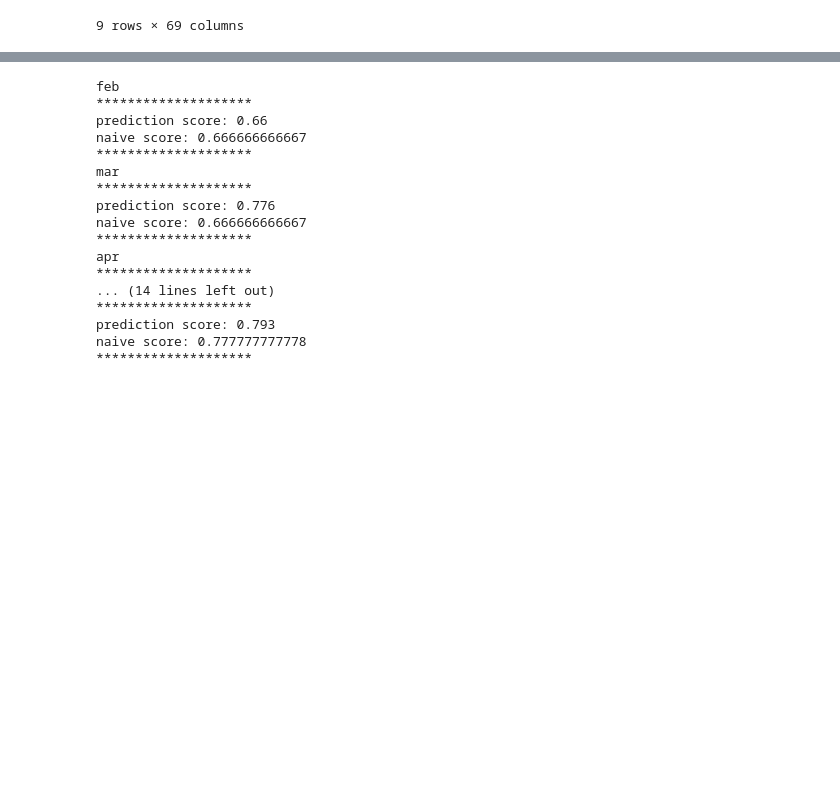
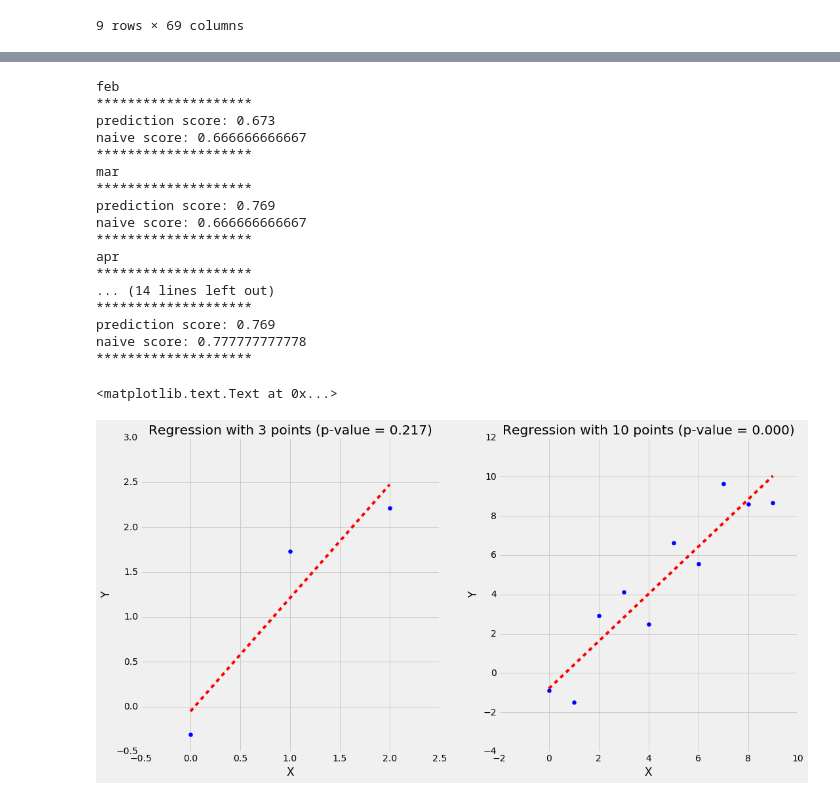
Before and after one commit to docmarionum1/Groundhog-Day, a Jupyter notebook: Groundhog Day.ipynb, the cells around one changed output, grey strips where cells are left out. Drawn from its saved outputs; the diff is of its cells as text; code cells hidden in the pictures; blank space fills up the shorter version.

```diff
--- a/Groundhog Day.ipynb
+++ b/Groundhog Day.ipynb
@@ -210,9 +252,9 @@ for m in ['feb', 'mar', 'apr', 'febmar', 'marapr', 'febmarapr']:
     for i in range(1000):
         train_x, test_x, train_y, test_y = train_test_split(all_hogs[names], all_hogs['%s_class' % m], test_size=0.1)
 
-        rf = SVC(kernel='poly', degree=3)
-        rf.fit(train_x, train_y)
-        results.append(rf.score(test_x, test_y))
+        mod = SVC(kernel='poly', degree=3)
+        mod.fit(train_x, train_y)
+        results.append(mod.score(test_x, test_y))
 
     print(m)
     print('*'*20)
@@ -222,18 +264,52 @@ for m in ['feb', 'mar', 'apr', 'febmar', 'marapr', 'febmarapr']:
 # %% [output]
 feb
 ********************
-prediction score: 0.66
+prediction score: 0.673
 naive score: 0.666666666667
 ********************
 mar
 ********************
-prediction score: 0.776
+prediction score: 0.769
 naive score: 0.666666666667
 ********************
 apr
 ********************
 ... (14 lines left out)
 ********************
-prediction score: 0.793
+prediction score: 0.769
 naive score: 0.777777777778
 ********************
+# %%
+np.random.seed(6)
+figure, ((ax0, ax1)) = plt.subplots(figsize=(16,8), nrows=1, ncols=2)
+
+size = 3
+x = np.arange(size)
+noise = np.random.randn(size)
+y = x + noise
+d = {'x': x, 'y': y}
+mod = smf.ols(formula='y ~ x', data = d).fit()
+
+ax0.scatter(x, y, s=50)
+r = mod.params[0] + mod.params[1] * x
+ax0.plot(x,r, 'r--')
+ax0.set_title('Regression with 3 points (p-value = %0.3f)' % mod.pvalues[1])
+ax0.set_xlabel('X')
+ax0.set_ylabel('Y')
+
+size = 10
+x = np.arange(size)
+noise = np.random.randn(size)
+y = x + noise
+d = {'x': x, 'y': y}
+mod = smf.ols(formula='y ~ x', data = d).fit()
+
+ax1.scatter(x, y, s=50)
+r = mod.params[0] + mod.params[1] * x
+ax1.plot(x,r, 'r--')
+ax1.set_title('Regression with 10 points (p-value = %0.3f)' % mod.pvalues[1])
+ax1.set_xlabel('X')
+ax1.set_ylabel('Y')
+# %% [output]
+<matplotlib.text.Text at 0x...>
+[figure, added]
```
Also changed, not shown: parts of 4 cells of this notebook.
